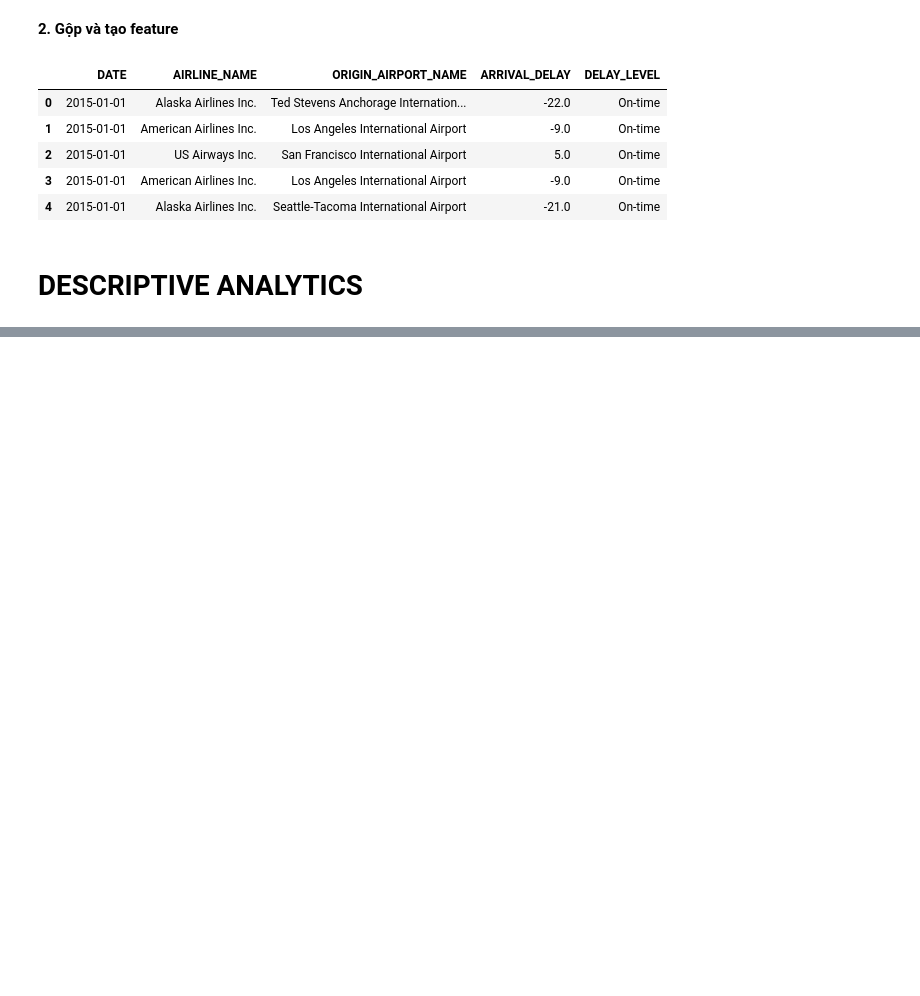
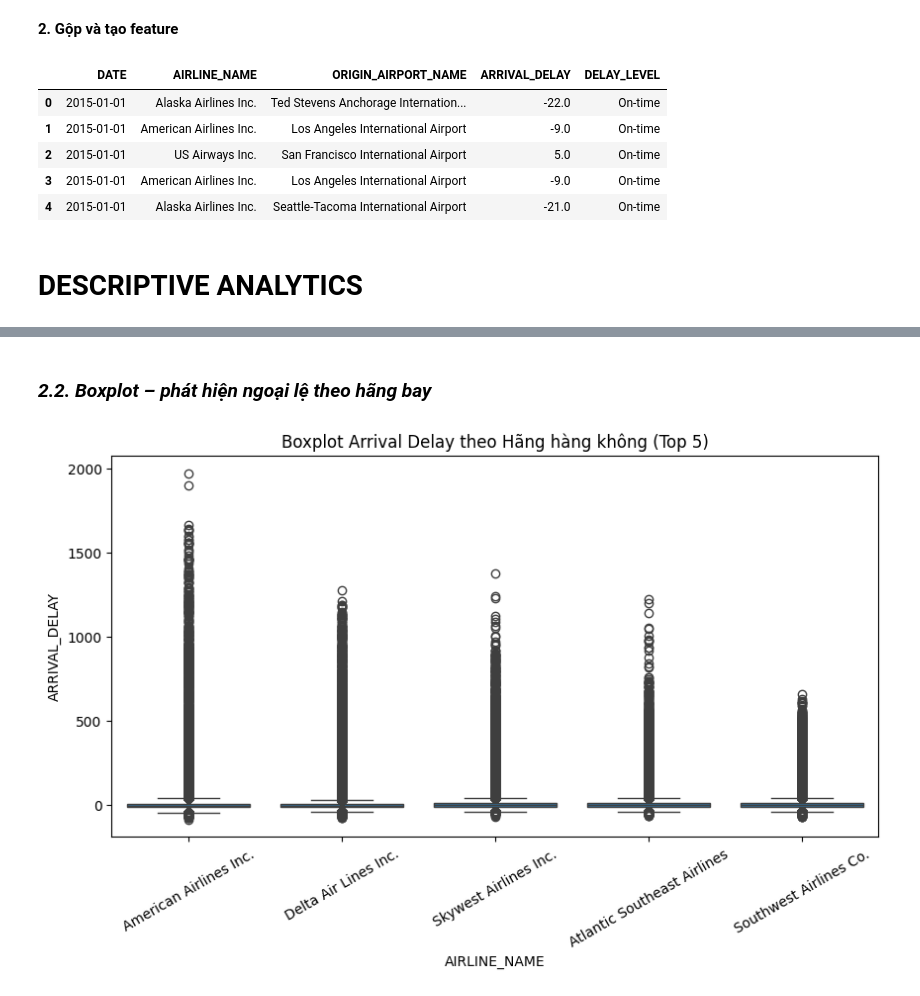
Before and after one commit to pngy87/-PTDLNC-GOOGLE-COLAB, a Jupyter notebook: ĐỒ_ÁN_ADA_.ipynb, the cells around one changed output, grey strips where cells are left out. Drawn from its saved outputs; the diff is of its cells as text; code cells hidden in the pictures; blank space fills up the shorter version.

```diff
--- a/ĐỒ_ÁN_ADA_.ipynb
+++ b/ĐỒ_ÁN_ADA_.ipynb
@@ -1063,0 +876,16 @@ plt.show()
+# %% [markdown]
+### *2.2. Boxplot – phát hiện ngoại lệ theo hãng bay*
+# %%
+top_airlines = flights_full['AIRLINE_NAME'].value_counts().head(5).index
+
+plt.figure(figsize=(10,5))
+sns.boxplot(
+    data=flights_full[flights_full['AIRLINE_NAME'].isin(top_airlines)],
+    x='AIRLINE_NAME',
+    y='ARRIVAL_DELAY'
+)
+plt.title('Boxplot Arrival Delay theo Hãng hàng không (Top 5)')
+plt.xticks(rotation=30)
+plt.show()
+# %% [output]
+[figure, added]
```
Also changed, not shown: parts of 48 cells of this notebook.
